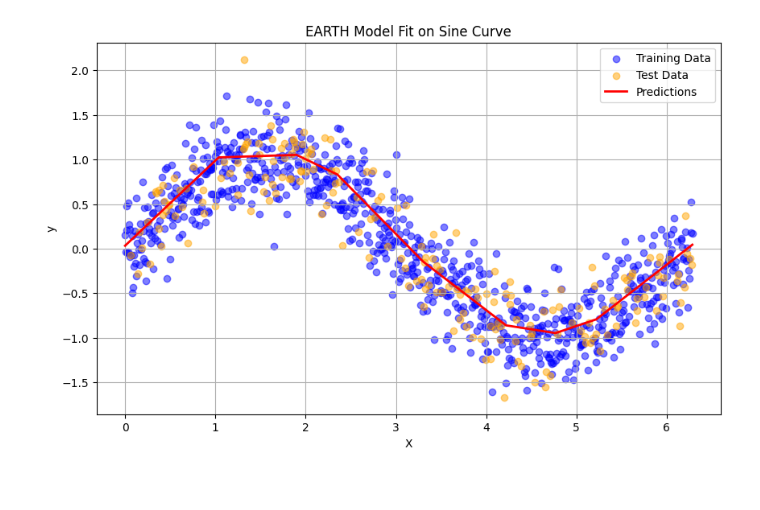
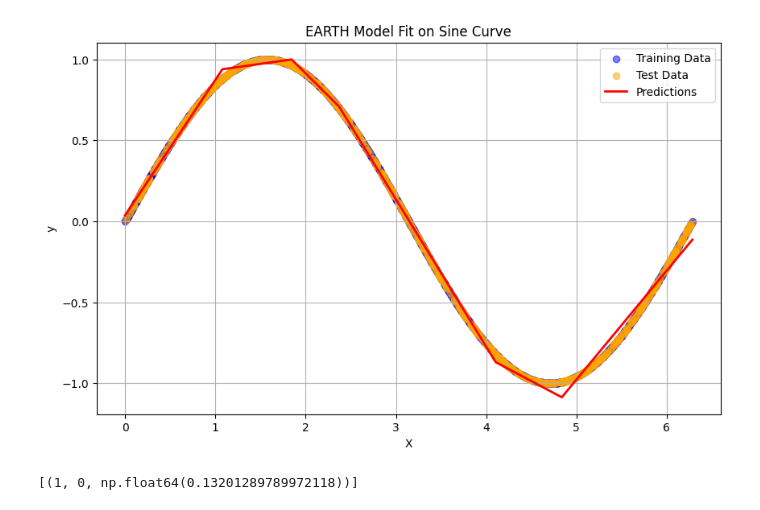
Before and after one commit to bjarkeh97/EARTH, a Jupyter notebook: examples/simple_example.ipynb, the cells around one changed output. Saved outputs shown, nothing was run; the diff lists cells and outputs as text; code cells hidden in the pictures.

```diff
--- a/examples/simple_example.ipynb
+++ b/examples/simple_example.ipynb
@@ -9,36 +9,41 @@ import matplotlib.pyplot as plt
 from sklearn.model_selection import train_test_split
 
 # Step 1: Generate Sine Curve Data
 def generate_sine_data(n_samples=200, noise_level=0.1, random_state=42):
     np.random.seed(random_state)
     X = np.linspace(0, 2 * np.pi, n_samples)
     y = np.sin(X) + noise_level * np.random.randn(n_samples)  # Sine curve with noise
     return X.reshape(-1, 1), y  # Reshape for sklearn compatibility
 
 # Step 2: Split Data
-X, y = generate_sine_data(n_samples=2000, noise_level=0.3)
+X, y = generate_sine_data(n_samples=2000, noise_level=0.0)
 X_train, X_test, y_train, y_test = train_test_split(X, y, test_size=0.4, random_state=42)
 
 # Step 3: Fit the EARTH Model
-earth_model = EARTH(M_max=15)
+earth_model = EARTH(M_max=10)
 earth_model.fit(X_train, y_train)
 
 # Step 4: Make Predictions
 y_pred = earth_model.predict(X)
 
 # Step 5: Visualize Results
 plt.figure(figsize=(10, 6))
 plt.scatter(X_train, y_train, color='blue', label='Training Data', alpha=0.5)
 plt.scatter(X_test, y_test, color='orange', label='Test Data', alpha=0.5)
 plt.plot(X, y_pred, color='red', label='Predictions', linewidth=2)
 plt.title('EARTH Model Fit on Sine Curve')
 plt.xlabel('X')
 plt.ylabel('y')
 plt.legend()
 plt.grid()
 plt.show()
 # %% [output]
-[figure, old version]
+[figure, new version]
+# %%
+earth_model.coeffs
+earth_model.basis[2].svt
+# %% [output]
+[(1, 0, np.float64(0.13201289789972118))]
 # %%
 import numpy as np
 import pandas as pd
```
Also changed, not shown: parts of 2 cells of this notebook, 6 other files.
